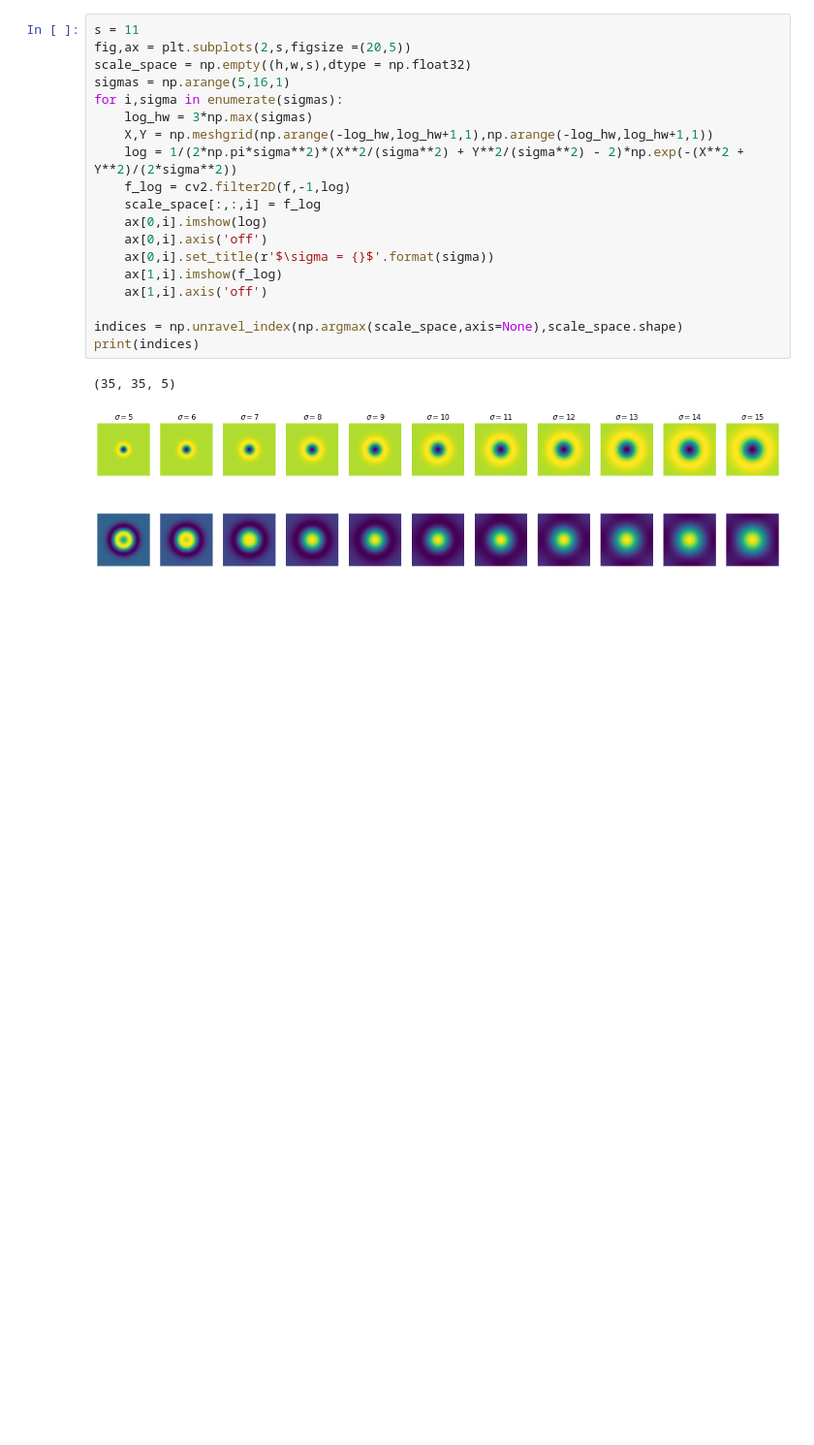
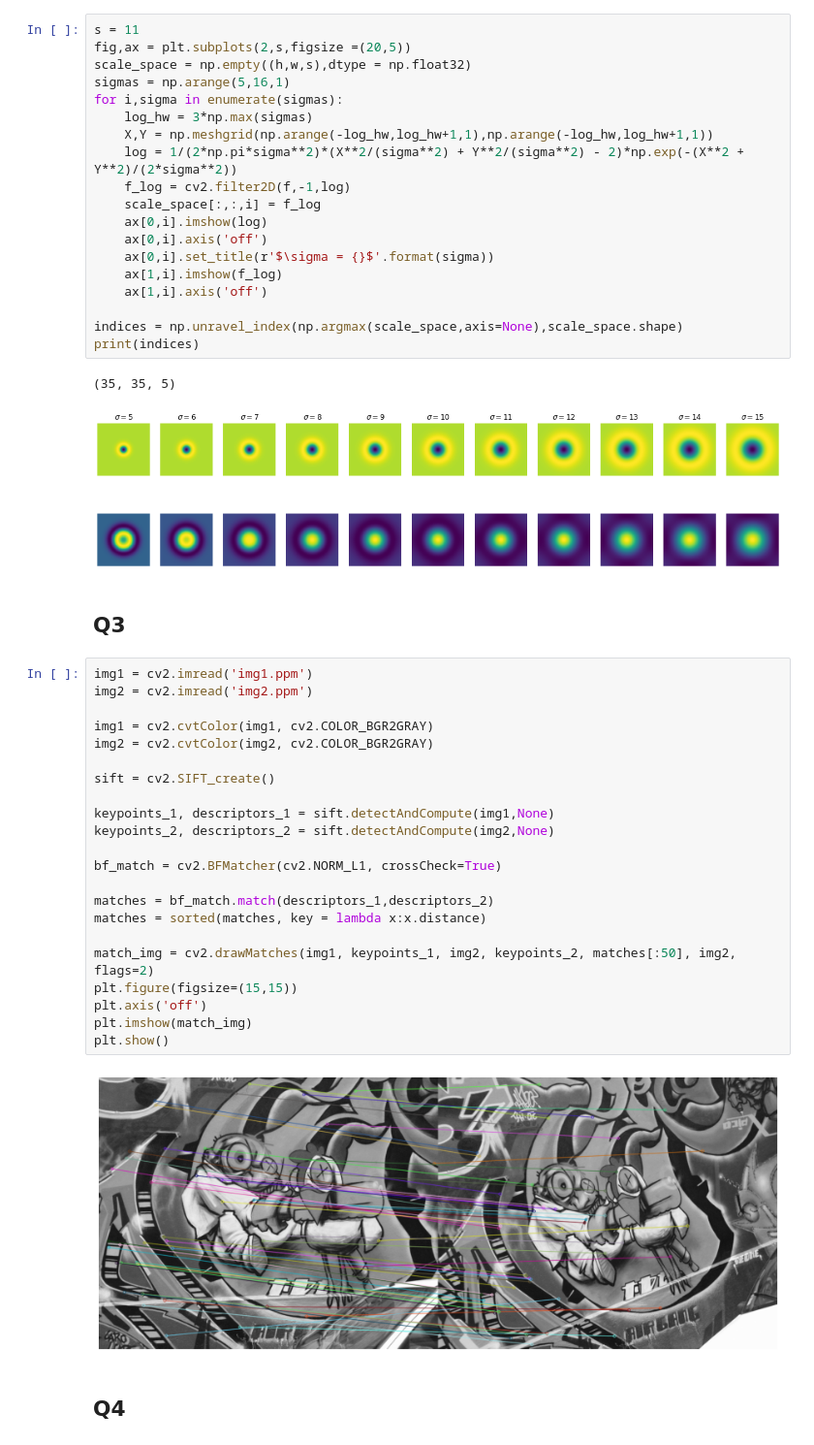
Before and after one commit to muditha11/ImageProcessingAndMachineVision, a Jupyter notebook: 5/5.ipynb, the cells around one changed output. Shown: that part at 97% size. Cells and saved outputs as stored; diff of their text form; blank space fills up the shorter version.

```diff
--- a/5/5.ipynb
+++ b/5/5.ipynb
@@ -79,4 +79,32 @@ print(indices)
 # %% [output]
 (35, 35, 5)
 [figure]
+# %% [markdown]
+## Q3
+# %%
+img1 = cv2.imread('img1.ppm')
+img2 = cv2.imread('img2.ppm')
+
+img1 = cv2.cvtColor(img1, cv2.COLOR_BGR2GRAY)
+img2 = cv2.cvtColor(img2, cv2.COLOR_BGR2GRAY)
+
+sift = cv2.SIFT_create()
+
+keypoints_1, descriptors_1 = sift.detectAndCompute(img1,None)
+keypoints_2, descriptors_2 = sift.detectAndCompute(img2,None)
+
+bf_match = cv2.BFMatcher(cv2.NORM_L1, crossCheck=True)
+
+matches = bf_match.match(descriptors_1,descriptors_2)
+matches = sorted(matches, key = lambda x:x.distance)
+
+match_img = cv2.drawMatches(img1, keypoints_1, img2, keypoints_2, matches[:50], img2, flags=2)
+plt.figure(figsize=(15,15))
+plt.axis('off')
+plt.imshow(match_img)
+plt.show()
+# %% [output]
+[figure, added]
+# %% [markdown]
+## Q4
 # %%
```
Also changed, not shown: parts of 3 cells of this notebook, 11 other files.
